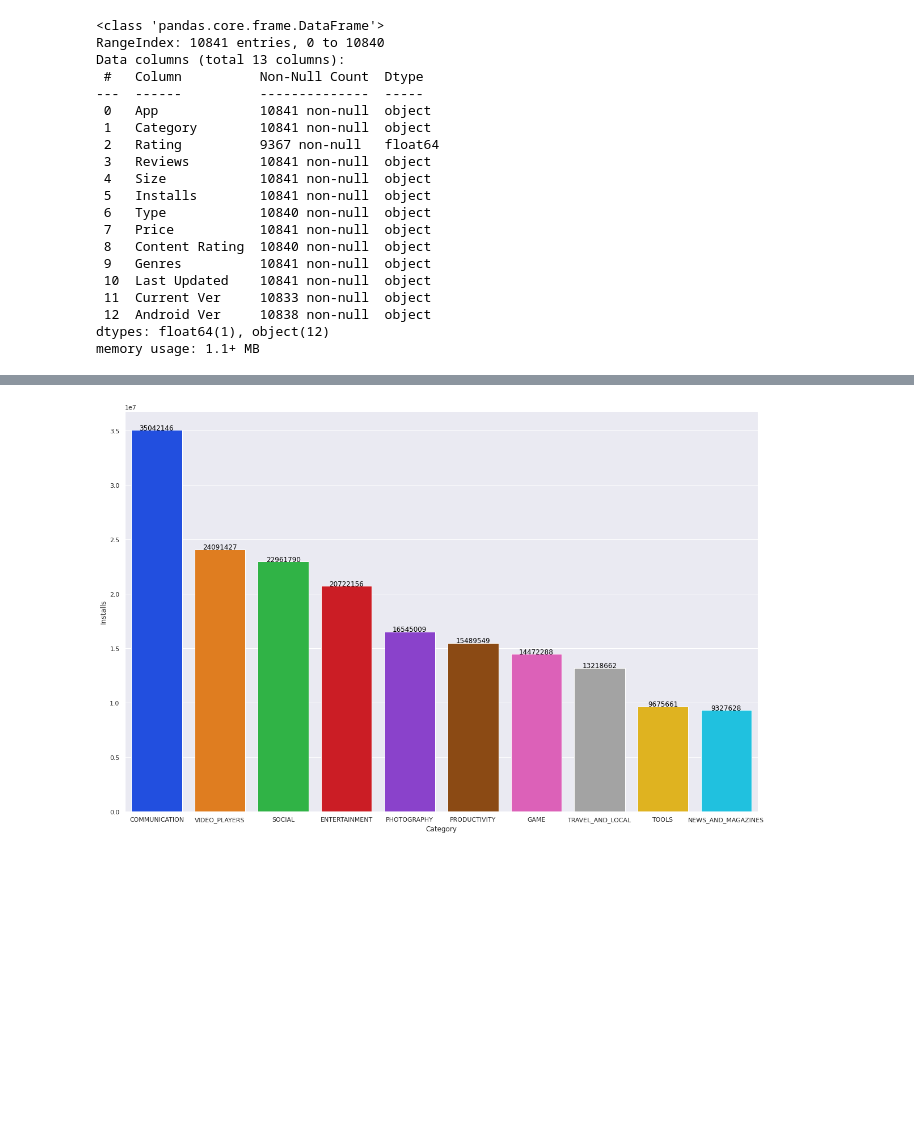
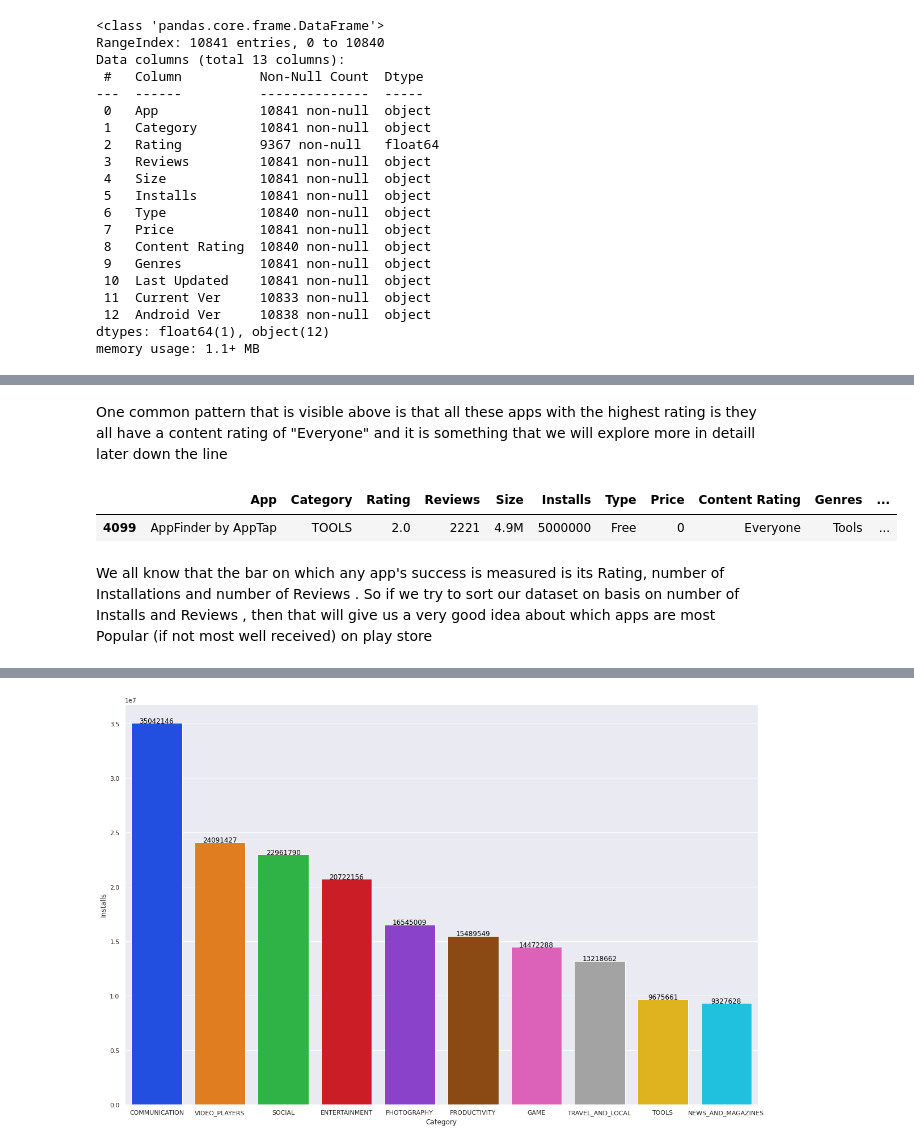
Before and after one commit to Yash1289/play_store_data_Eda, a Jupyter notebook: Play_Store_App_Review_Analysis_Capstone_Project.ipynb, the cells around one changed output, grey strips where cells are left out. Drawn from its saved outputs; the diff is of its cells as text; code cells hidden in the pictures; blank space fills up the shorter version.

```diff
--- a/Play_Store_App_Review_Analysis_Capstone_Project.ipynb
+++ b/Play_Store_App_Review_Analysis_Capstone_Project.ipynb
@@ -137 +251,12 @@ lowest_rated_apps
+# %% [markdown]
+One common pattern that is visible above is that all these apps with the highest rating is they all have a content rating of "Everyone" and it is something that we will explore more in detaill later down the line
+# %%
+#Finding out the lowest Rated app having more than 1 million downloads
+lowest_rated_apps = apps_with_1m_downloads[apps_with_1m_downloads["Rating"] == apps_with_1m_downloads["Rating"].min()]
+lowest_rated_apps
+# %% [output]
+|  | App | Category | Rating | Reviews | Size | Installs | Type | Price | Content Rating | Genres | ... |
+| 4099 | AppFinder by AppTap | TOOLS | 2.0 | 2221 | 4.9M | 5000000 | Free | 0 | Everyone | Tools | ... |
+# %% [markdown]
+We all know that the bar on which any app's success is measured is its Rating, number of Installations and number of Reviews . So if we try to sort our dataset on basis on number of Installs and Reviews , then that will give us a very good idea about which apps are most Popular (if not most well received)  on play store
 # %%
```
Also changed, not shown: parts of 48 cells of this notebook.
